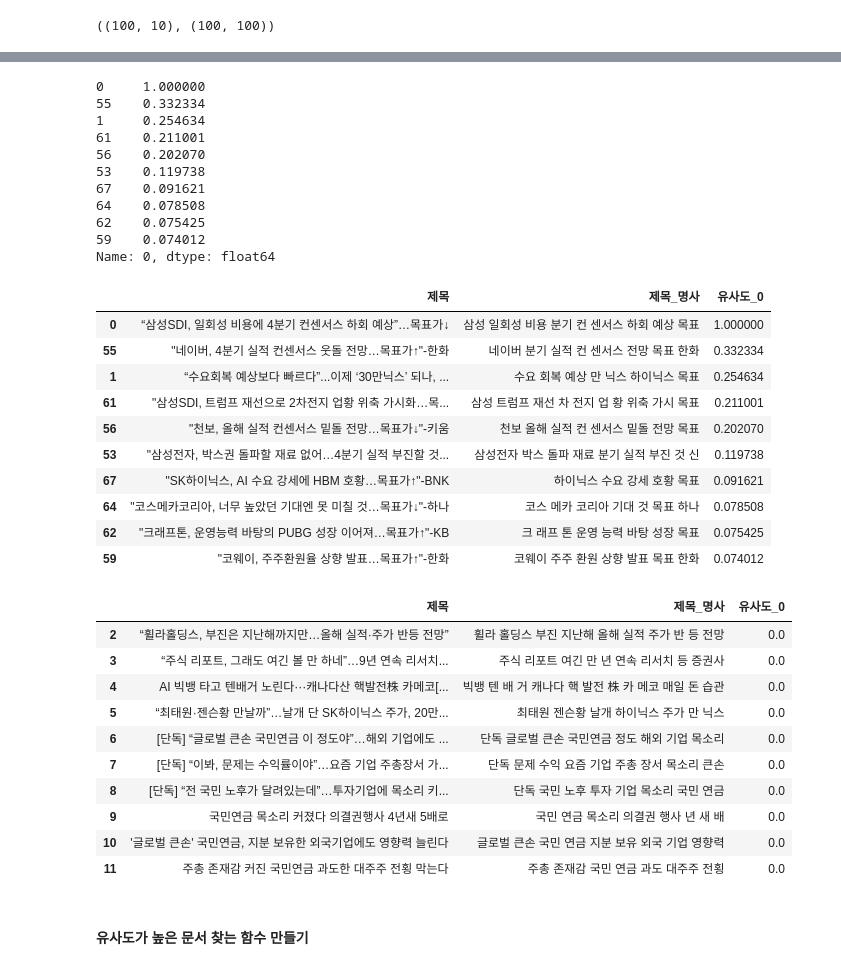
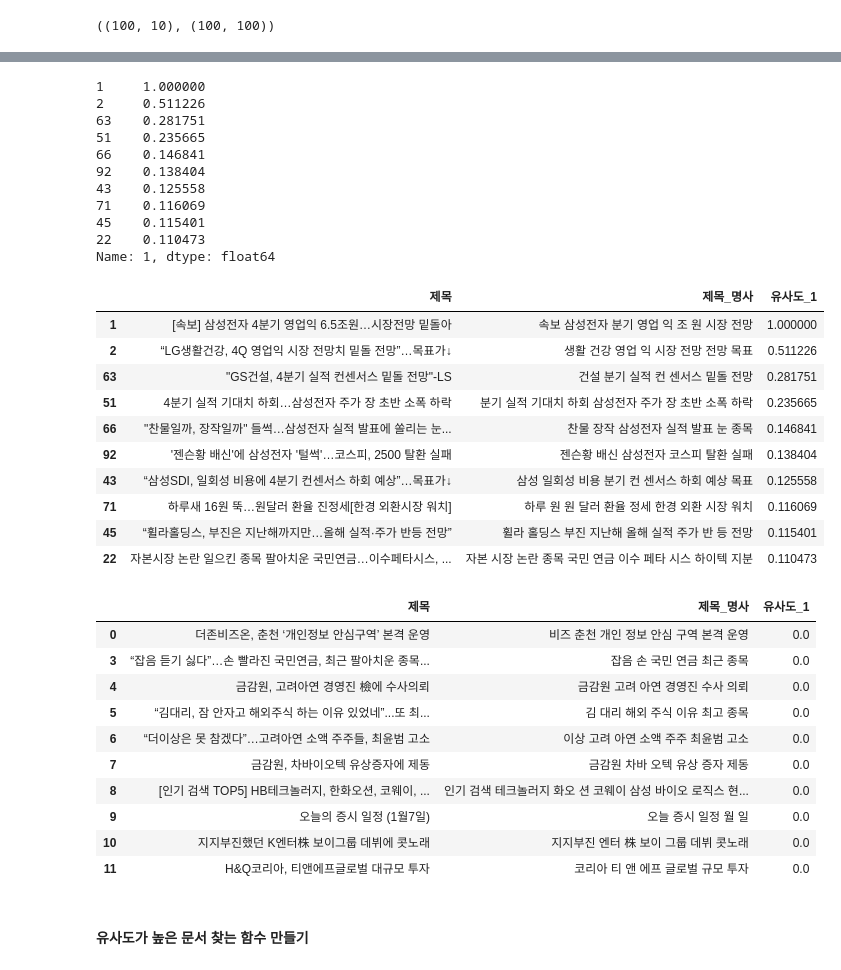
Before and after one commit to june2598/pythonstudy, a Jupyter notebook: nlp/유사도2.ipynb, the cells around one changed output, grey strips where cells are left out. Drawn from its saved outputs; the diff is of its cells as text; code cells hidden in the pictures.

```diff
--- a/nlp/유사도2.ipynb
+++ b/nlp/유사도2.ipynb
@@ -102,50 +103,50 @@ pd.DataFrame(cosine_matrix).style.background_gradient(cmap='Blues_r')
 [interactive output not drawn]
 # %%
 # 첫번째 문서와 유사도가 높은 문서 상위 10개 추출
-pd.DataFrame(cosine_matrix).loc[0].nlargest(10)
+pd.DataFrame(cosine_matrix).loc[1].nlargest(10)
 # %% [output]
-0     1.000000
-55    0.332334
-1     0.254634
-61    0.211001
-56    0.202070
-53    0.119738
-67    0.091621
-64    0.078508
-62    0.075425
-59    0.074012
-Name: 0, dtype: float64
+1     1.000000
+2     0.511226
+63    0.281751
+51    0.235665
+66    0.146841
+92    0.138404
+43    0.125558
+71    0.116069
+45    0.115401
+22    0.110473
+Name: 1, dtype: float64
 # %%
 df_cosine = df[['제목','제목_명사']].copy()
-df_cosine['유사도_0'] = pd.DataFrame(cosine_matrix)[0]
-df_cosine.nlargest(10, columns='유사도_0')
+df_cosine['유사도_1'] = pd.DataFrame(cosine_matrix)[1]
+df_cosine.nlargest(10, columns='유사도_1')
 # %% [output]
-|  | 제목 | 제목_명사 | 유사도_0 |
-| 0 | “삼성SDI, 일회성 비용에 4분기 컨센서스 하회 예상”…목표가↓ | 삼성 일회성 비용 분기 컨 센서스 하회 예상 목표 | 1.000000 |
-| 55 | "네이버, 4분기 실적 컨센서스 웃돌 전망…목표가↑"-한화 | 네이버 분기 실적 컨 센서스 전망 목표 한화 | 0.332334 |
-| 1 | “수요회복 예상보다 빠르다”...이제 ‘30만닉스’ 되나, ... | 수요 회복 예상 만 닉스 하이닉스 목표 | 0.254634 |
-| 61 | "삼성SDI, 트럼프 재선으로 2차전지 업황 위축 가시화…목... | 삼성 트럼프 재선 차 전지 업 황 위축 가시 목표 | 0.211001 |
-| 56 | "천보, 올해 실적 컨센서스 밑돌 전망…목표가↓"-키움 | 천보 올해 실적 컨 센서스 밑돌 전망 목표 | 0.202070 |
-| 53 | "삼성전자, 박스권 돌파할 재료 없어…4분기 실적 부진할 것... | 삼성전자 박스 돌파 재료 분기 실적 부진 것 신 | 0.119738 |
-| 67 | "SK하이닉스, AI 수요 강세에 HBM 호황…목표가↑"-BNK | 하이닉스 수요 강세 호황 목표 | 0.091621 |
-| 64 | "코스메카코리아, 너무 높았던 기대엔 못 미칠 것…목표가↓"-하나 | 코스 메카 코리아 기대 것 목표 하나 | 0.078508 |
-| 62 | "크래프톤, 운영능력 바탕의 PUBG 성장 이어져…목표가↑"-KB | 크 래프 톤 운영 능력 바탕 성장 목표 | 0.075425 |
-| 59 | "코웨이, 주주환원율 상향 발표…목표가↑"-한화 | 코웨이 주주 환원 상향 발표 목표 한화 | 0.074012 |
+|  | 제목 | 제목_명사 | 유사도_1 |
+| 1 | [속보] 삼성전자 4분기 영업익 6.5조원…시장전망 밑돌아 | 속보 삼성전자 분기 영업 익 조 원 시장 전망 | 1.000000 |
+| 2 | “LG생활건강, 4Q 영업익 시장 전망치 밑돌 전망”…목표가↓ | 생활 건강 영업 익 시장 전망 전망 목표 | 0.511226 |
+| 63 | "GS건설, 4분기 실적 컨센서스 밑돌 전망"-LS | 건설 분기 실적 컨 센서스 밑돌 전망 | 0.281751 |
+| 51 | 4분기 실적 기대치 하회…삼성전자 주가 장 초반 소폭 하락 | 분기 실적 기대치 하회 삼성전자 주가 장 초반 소폭 하락 | 0.235665 |
+| 66 | "찬물일까, 장작일까" 들썩…삼성전자 실적 발표에 쏠리는 눈... | 찬물 장작 삼성전자 실적 발표 눈 종목 | 0.146841 |
+| 92 | '젠슨황 배신'에 삼성전자 '털썩'…코스피, 2500 탈환 실패 | 젠슨황 배신 삼성전자 코스피 탈환 실패 | 0.138404 |
+| 43 | “삼성SDI, 일회성 비용에 4분기 컨센서스 하회 예상”…목표가↓ | 삼성 일회성 비용 분기 컨 센서스 하회 예상 목표 | 0.125558 |
+| 71 | 하루새 16원 뚝…원달러 환율 진정세[한경 외환시장 워치] | 하루 원 원 달러 환율 정세 한경 외환 시장 워치 | 0.116069 |
+| 45 | “휠라홀딩스, 부진은 지난해까지만…올해 실적·주가 반등 전망” | 휠라 홀딩스 부진 지난해 올해 실적 주가 반 등 전망 | 0.115401 |
+| 22 | 자본시장 논란 일으킨 종목 팔아치운 국민연금…이수페타시스, ... | 자본 시장 논란 종목 국민 연금 이수 페타 시스 하이텍 지분 | 0.110473 |
 # %%
 # 0번 문서와 유사도가 낮은 순
-df_cosine.nsmallest(10,'유사도_0')
+df_cosine.nsmallest(10,'유사도_1')
 # %% [output]
-|  | 제목 | 제목_명사 | 유사도_0 |
-| 2 | “휠라홀딩스, 부진은 지난해까지만…올해 실적·주가 반등 전망” | 휠라 홀딩스 부진 지난해 올해 실적 주가 반 등 전망 | 0.0 |
-| 3 | “주식 리포트, 그래도 여긴 볼 만 하네”…9년 연속 리서치... | 주식 리포트 여긴 만 년 연속 리서치 등 증권사 | 0.0 |
-| 4 | AI 빅뱅 타고 텐배거 노린다···캐나다산 핵발전株 카메코[... | 빅뱅 텐 배 거 캐나다 핵 발전 株 카 메코 매일 돈 습관 | 0.0 |
-| 5 | “최태원·젠슨황 만날까”…날개 단 SK하이닉스 주가, 20만... | 최태원 젠슨황 날개 하이닉스 주가 만 닉스 | 0.0 |
-| 6 | [단독] “글로벌 큰손 국민연금 이 정도야”…해외 기업에도 ... | 단독 글로벌 큰손 국민연금 정도 해외 기업 목소리 | 0.0 |
-| 7 | [단독] “이봐, 문제는 수익률이야”…요즘 기업 주총장서 가... | 단독 문제 수익 요즘 기업 주총 장서 목소리 큰손 | 0.0 |
-| 8 | [단독] “전 국민 노후가 달려있는데”…투자기업에 목소리 키... | 단독 국민 노후 투자 기업 목소리 국민 연금 | 0.0 |
-| 9 | 국민연금 목소리 커졌다 의결권행사 4년새 5배로 | 국민 연금 목소리 의결권 행사 년 새 배 | 0.0 |
-| 10 | '글로벌 큰손' 국민연금, 지분 보유한 외국기업에도 영향력 늘린다 | 글로벌 큰손 국민 연금 지분 보유 외국 기업 영향력 | 0.0 |
-| 11 | 주총 존재감 커진 국민연금 과도한 대주주 전횡 막는다 | 주총 존재감 국민 연금 과도 대주주 전횡 | 0.0 |
+|  | 제목 | 제목_명사 | 유사도_1 |
+| 0 | 더존비즈온, 춘천 ‘개인정보 안심구역’ 본격 운영 | 비즈 춘천 개인 정보 안심 구역 본격 운영 | 0.0 |
+| 3 | “잡음 듣기 싫다”…손 빨라진 국민연금, 최근 팔아치운 종목... | 잡음 손 국민 연금 최근 종목 | 0.0 |
+| 4 | 금감원, 고려아연 경영진 檢에 수사의뢰 | 금감원 고려 아연 경영진 수사 의뢰 | 0.0 |
+| 5 | “김대리, 잠 안자고 해외주식 하는 이유 있었네”...또 최... | 김 대리 해외 주식 이유 최고 종목 | 0.0 |
+| 6 | “더이상은 못 참겠다”…고려아연 소액 주주들, 최윤범 고소 | 이상 고려 아연 소액 주주 최윤범 고소 | 0.0 |
+| 7 | 금감원, 차바이오텍 유상증자에 제동 | 금감원 차바 오텍 유상 증자 제동 | 0.0 |
+| 8 | [인기 검색 TOP5] HB테크놀러지, 한화오션, 코웨이, ... | 인기 검색 테크놀러지 화오 션 코웨이 삼성 바이오 로직스 현... | 0.0 |
+| 9 | 오늘의 증시 일정 (1월7일) | 오늘 증시 일정 월 일 | 0.0 |
+| 10 | 지지부진했던 K엔터株 보이그룹 데뷔에 콧노래 | 지지부진 엔터 株 보이 그룹 데뷔 콧노래 | 0.0 |
+| 11 | H&Q코리아, 티앤에프글로벌 대규모 투자 | 코리아 티 앤 에프 글로벌 규모 투자 | 0.0 |
 # %% [markdown]
 #### 유사도가 높은 문서 찾는 함수 만들기
 # %%
```
Also changed, not shown: parts of 25 cells of this notebook, 32 other files.
